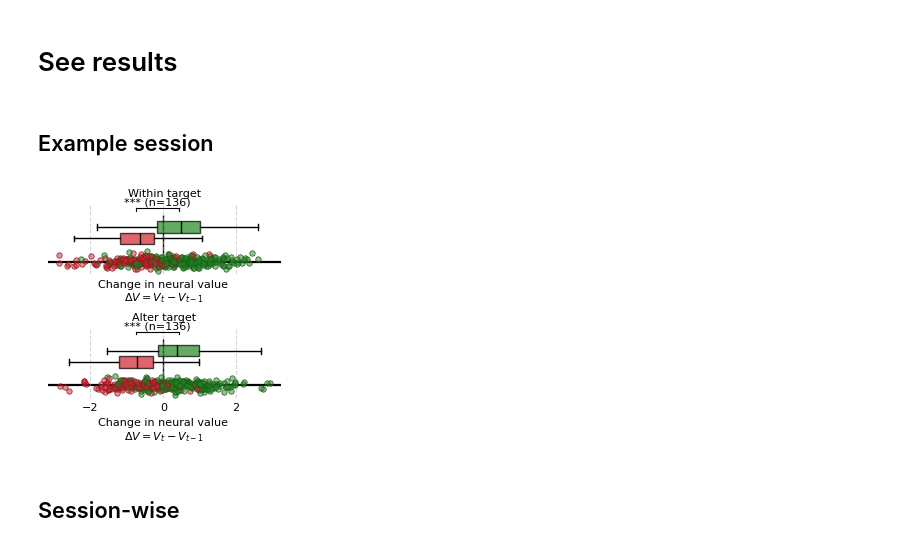
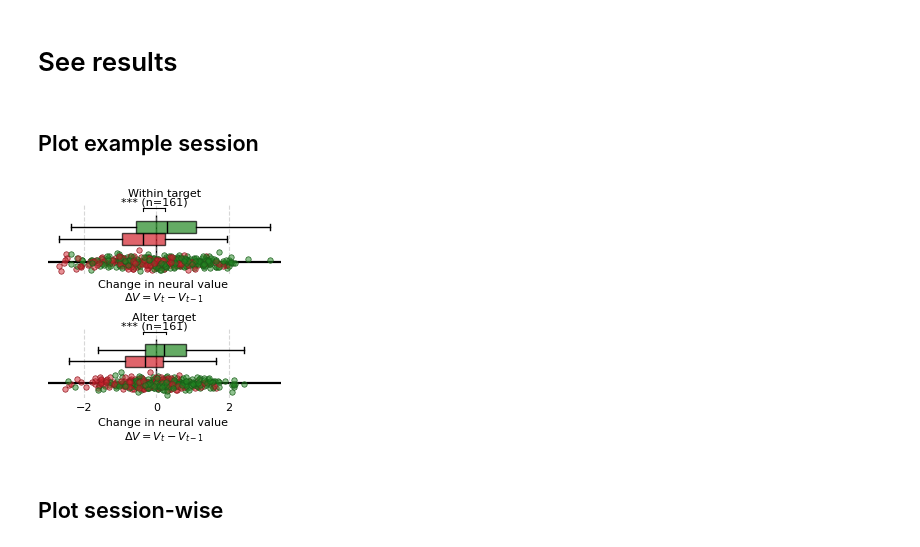
Before and after one commit to ungzs1/popy_05, a Jupyter notebook: notebooks/population_decoding/neural_value_across_target_all_results.ipynb, the cells around one changed output. Saved outputs shown, nothing was run; the diff lists cells and outputs as text; code cells hidden in the pictures.

```diff
--- a/notebooks/population_decoding/neural_value_across_target_all_results.ipynb
+++ b/notebooks/population_decoding/neural_value_across_target_all_results.ipynb
@@ -696,4 +843,4 @@ res
 # %% [markdown]
 # See results
 # %% [markdown]
-## Example session
+## Plot example session
@@ -1001,31 +847,31 @@ def RL_vs_forage_single_sess_horizontal(ax=None, data=None, x_col=None, y_col=No
 # %%
-results_df_temp = res[(res['session'] == '210322') & (res['subregion'] == 'MCC')]
+results_df_temp = res[(res['session'] == '010720') & (res['subregion'] == 'MCC')]
 
 # Create the figure
 fig, axs = plt.subplots(2, 1, figsize=(3, 2.5), sharex=True, gridspec_kw={'height_ratios': [1, 1], 'hspace': .8})
 
 # Create the plots
 palette = {'0': 'tab:red', '1': 'tab:green'}
 
 # Within target plot
-RL_vs_forage_single_sess_horizontal(axs[0],
+plot_RL_vs_forage_single_sess_horizontal(axs[0],
                    results_df_temp.loc[results_df_temp['type'] == 'within'],
                    'feedback', 'dV_neural', paper_format=True)
 axs[0].set_title('Within target', fontsize=8)
 
 # Alter target plot
-RL_vs_forage_single_sess_horizontal(axs[1],
+plot_RL_vs_forage_single_sess_horizontal(axs[1],
                    results_df_temp.loc[results_df_temp['type'] == 'alter'],
                    'feedback', 'dV_neural', paper_format=True)
 axs[1].set_title('Alter target', fontsize=8)
 
 # save svg
 fig.savefig(os.path.join(PATH, 'notebooks', 'population_decoding', 'figs', 'rl_vs_forage', 'single_session_ka_21322_mcc.svg'),
             bbox_inches='tight', dpi=300, transparent=True)
 # %% [output]
-[figure, old version]
+[figure, new version]
 # %% [markdown]
-## Session-wise
+## Plot session-wise
 # %%
 # get mean of trials (i.e. mean of all trials in a session) for each monkey, session, subregion, feedback, type
 results_df_mean = []
```
Also changed, not shown: parts of 14 cells of this notebook, 29 other files.
